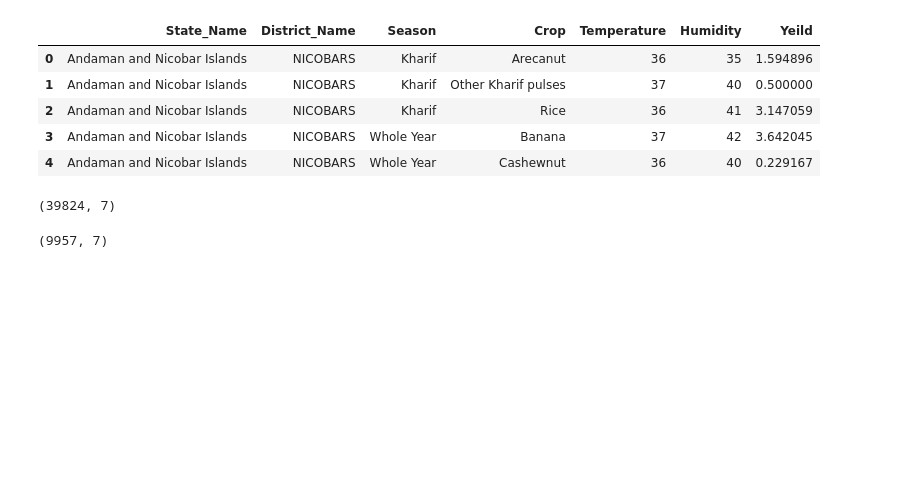
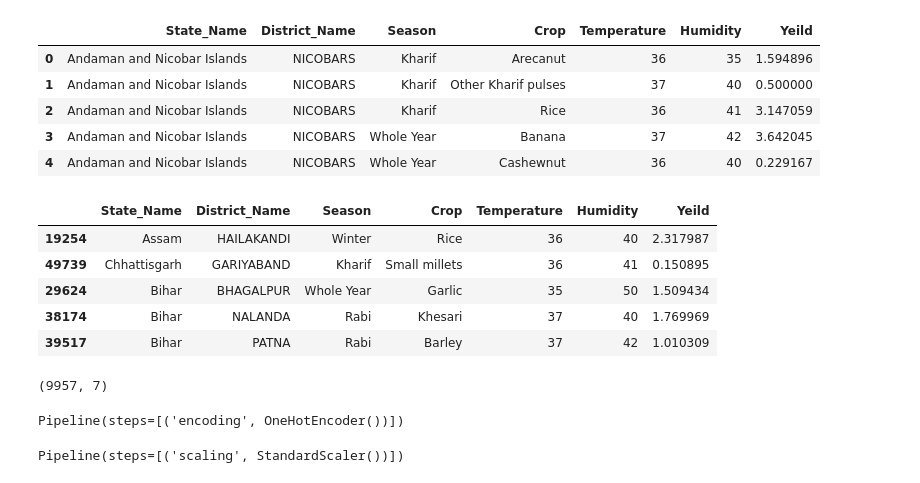
Before and after one commit to yashpawar-99/agripredict-ai, a Jupyter notebook: notebooks/crop_yeild_prediction.ipynb, the cells around one changed output. Cells and saved outputs as stored; diff of their text form; code cells hidden in the pictures; blank space fills up the shorter version.

```diff
--- a/notebooks/crop_yeild_prediction.ipynb
+++ b/notebooks/crop_yeild_prediction.ipynb
@@ -256,9 +256,14 @@ train_set, test_set = train_test_split(df,
                                       random_state=42
                                       )
 # %%
-train_set.shape
+train_set.head()
 # %% [output]
-(39824, 7)
+|  | State_Name | District_Name | Season | Crop | Temperature | Humidity | Yeild |
+| 19254 | Assam | HAILAKANDI | Winter | Rice | 36 | 40 | 2.317987 |
+| 49739 | Chhattisgarh | GARIYABAND | Kharif | Small millets | 36 | 41 | 0.150895 |
+| 29624 | Bihar | BHAGALPUR | Whole Year | Garlic | 35 | 50 | 1.509434 |
+| 38174 | Bihar | NALANDA | Rabi | Khesari | 37 | 40 | 1.769969 |
+| 39517 | Bihar | PATNA | Rabi | Barley | 37 | 42 | 1.010309 |
 # %%
 test_set.shape
 # %% [output]
@@ -265,0 +291,8 @@ test_set.shape
+# %%
+cat_pipeline
+# %% [output]
+Pipeline(steps=[('encoding', OneHotEncoder())])
+# %%
+num_pipeline
+# %% [output]
+Pipeline(steps=[('scaling', StandardScaler())])
```
Also changed, not shown: parts of 10 cells of this notebook.
